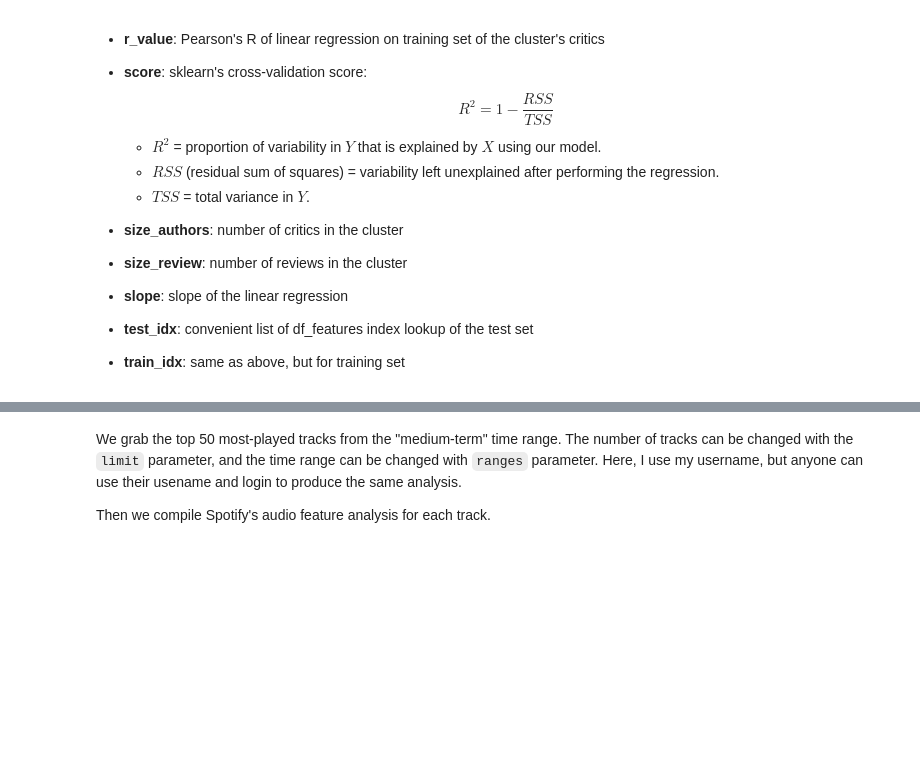
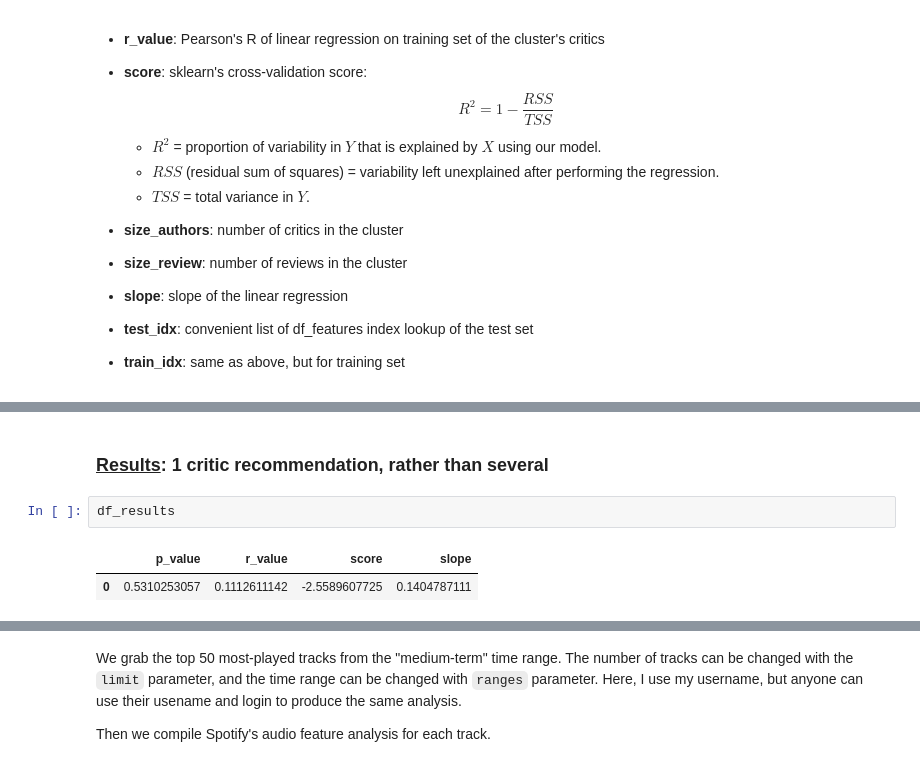
Before and after one commit to diana-xie/spotify_pitchfork_recommendations, a Jupyter notebook: DataClustering/data_clustering.ipynb, the cells around one changed output, grey strips where cells are left out. Cells and saved outputs as stored; diff of their text form; blank space fills up the shorter version.

```diff
--- a/DataClustering/data_clustering.ipynb
+++ b/DataClustering/data_clustering.ipynb
@@ -506,0 +583,7 @@ cluster_plot(0, df_bestclusters)
+# %% [markdown]
+### <b><u>Results</u>: 1 critic recommendation, rather than several
+# %%
+df_results
+# %% [output]
+|  | p_value | r_value | score | slope |
+| 0 | 0.5310253057 | 0.1112611142 | -2.5589607725 | 0.1404787111 |
```
Also changed, not shown: parts of 23 cells of this notebook, 4 other files.
